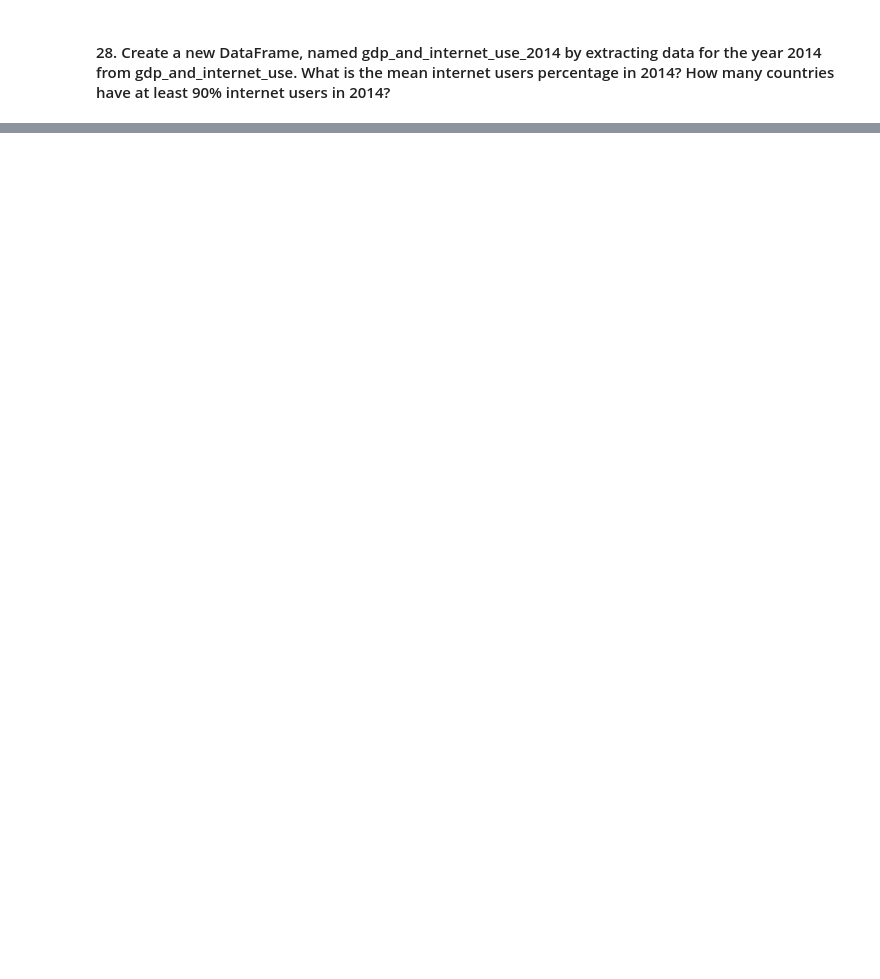
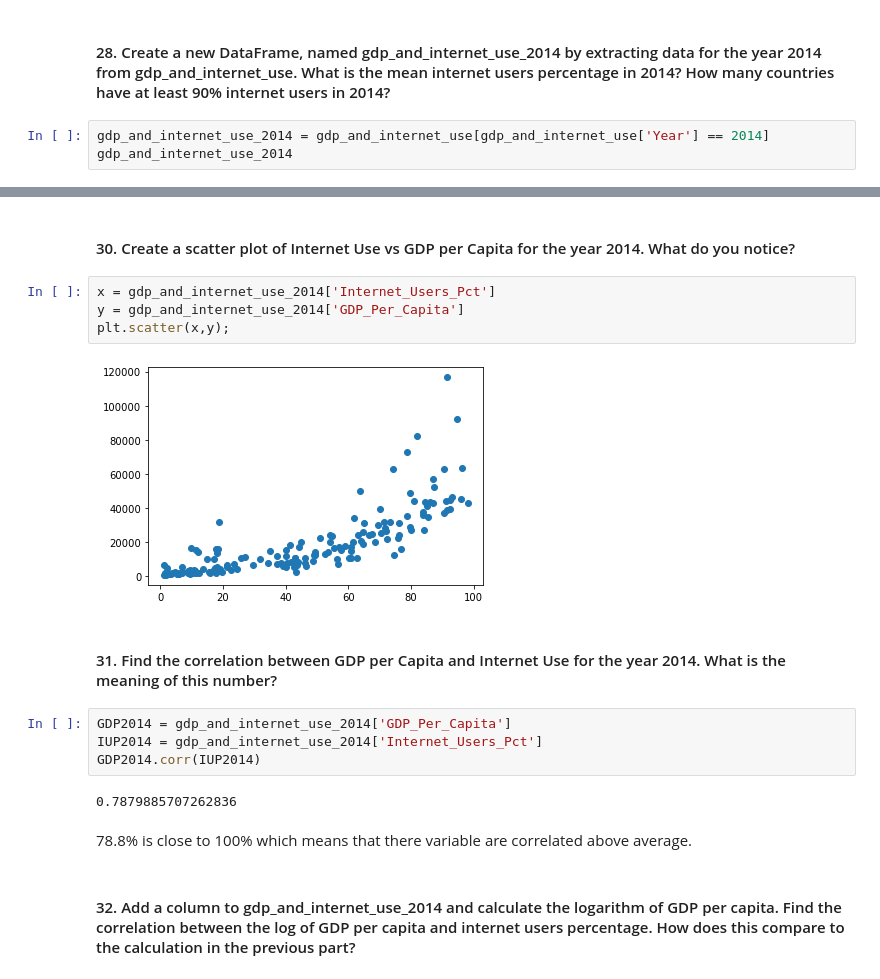
Before and after one commit to nss-data-science-cohort-4/dq1-undata-alvinwendt, a Jupyter notebook: notebook/UN_Data_Exploration.ipynb, the cells around one changed output, grey strips where cells are left out. Drawn from its saved outputs; the diff is of its cells as text; blank space fills up the shorter version.

```diff
--- a/notebook/UN_Data_Exploration.ipynb
+++ b/notebook/UN_Data_Exploration.ipynb
@@ -311,2 +351,5 @@ internet_df.groupby('Year')['Internet_Users_Pct'].count().plot();
 # %% [markdown]
 #### 28. Create a new DataFrame, named gdp_and_internet_use_2014 by extracting data for the year 2014 from gdp_and_internet_use. What is the mean internet users percentage in 2014? How many countries have at least 90% internet users in 2014?
+# %%
+gdp_and_internet_use_2014 = gdp_and_internet_use[gdp_and_internet_use['Year'] == 2014]
+gdp_and_internet_use_2014
@@ -314,0 +395,20 @@ internet_df.groupby('Year')['Internet_Users_Pct'].count().plot();
+# %% [markdown]
+#### 30. Create a scatter plot of Internet Use vs GDP per Capita for the year 2014. What do you notice?
+# %%
+x = gdp_and_internet_use_2014['Internet_Users_Pct']
+y = gdp_and_internet_use_2014['GDP_Per_Capita']
+plt.scatter(x,y);
+# %% [output]
+[figure, added]
+# %% [markdown]
+#### 31. Find the correlation between GDP per Capita and Internet Use for the year 2014. What is the meaning of this number?
+# %%
+GDP2014 = gdp_and_internet_use_2014['GDP_Per_Capita']
+IUP2014 = gdp_and_internet_use_2014['Internet_Users_Pct']
+GDP2014.corr(IUP2014)
+# %% [output]
+0.7879885707262836
+# %% [markdown]
+78.8% is close to 100% which means that there variable are correlated above average.
+# %% [markdown]
+#### 32. Add a column to gdp_and_internet_use_2014 and calculate the logarithm of GDP per capita. Find the correlation between the log of GDP per capita and internet users percentage. How does this compare to the calculation in the previous part?
```
Also changed, not shown: parts of 22 cells of this notebook.
